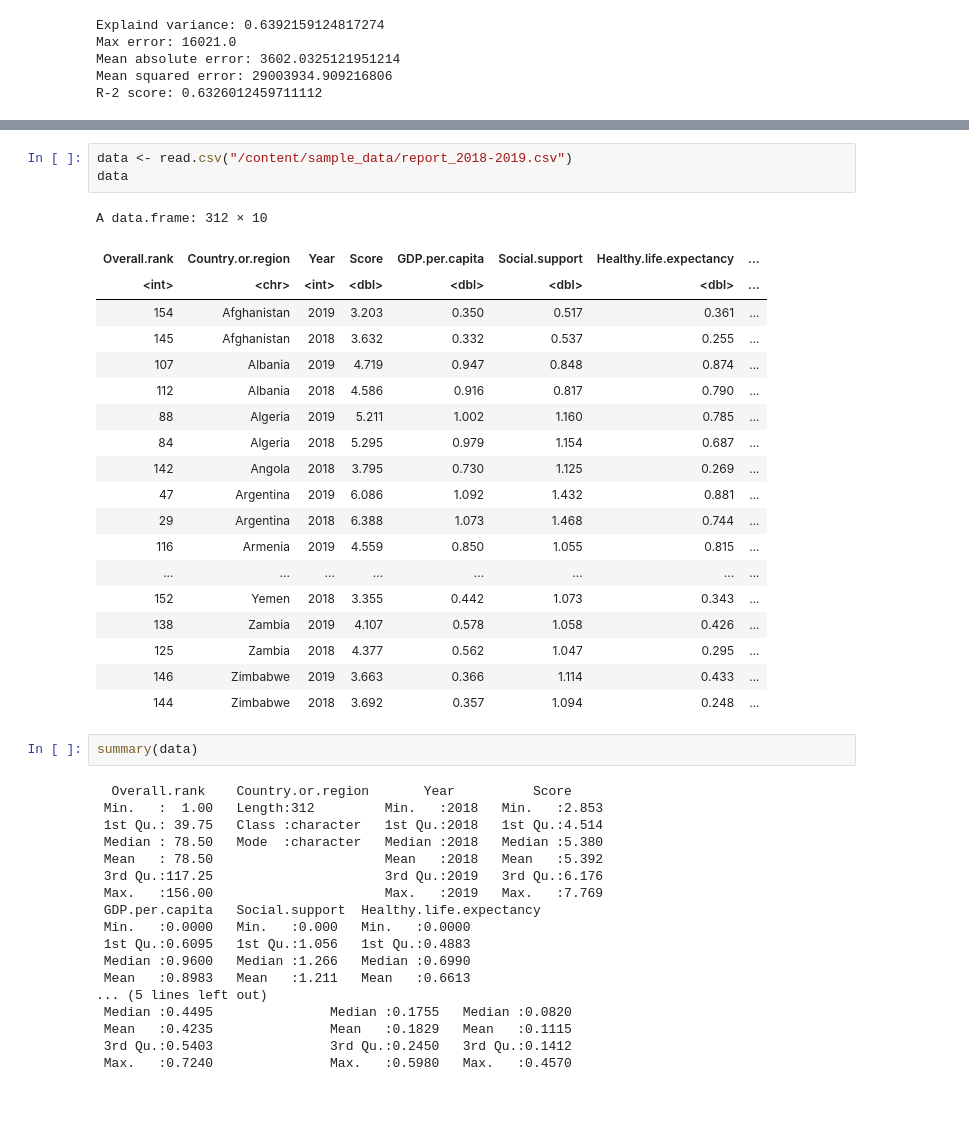
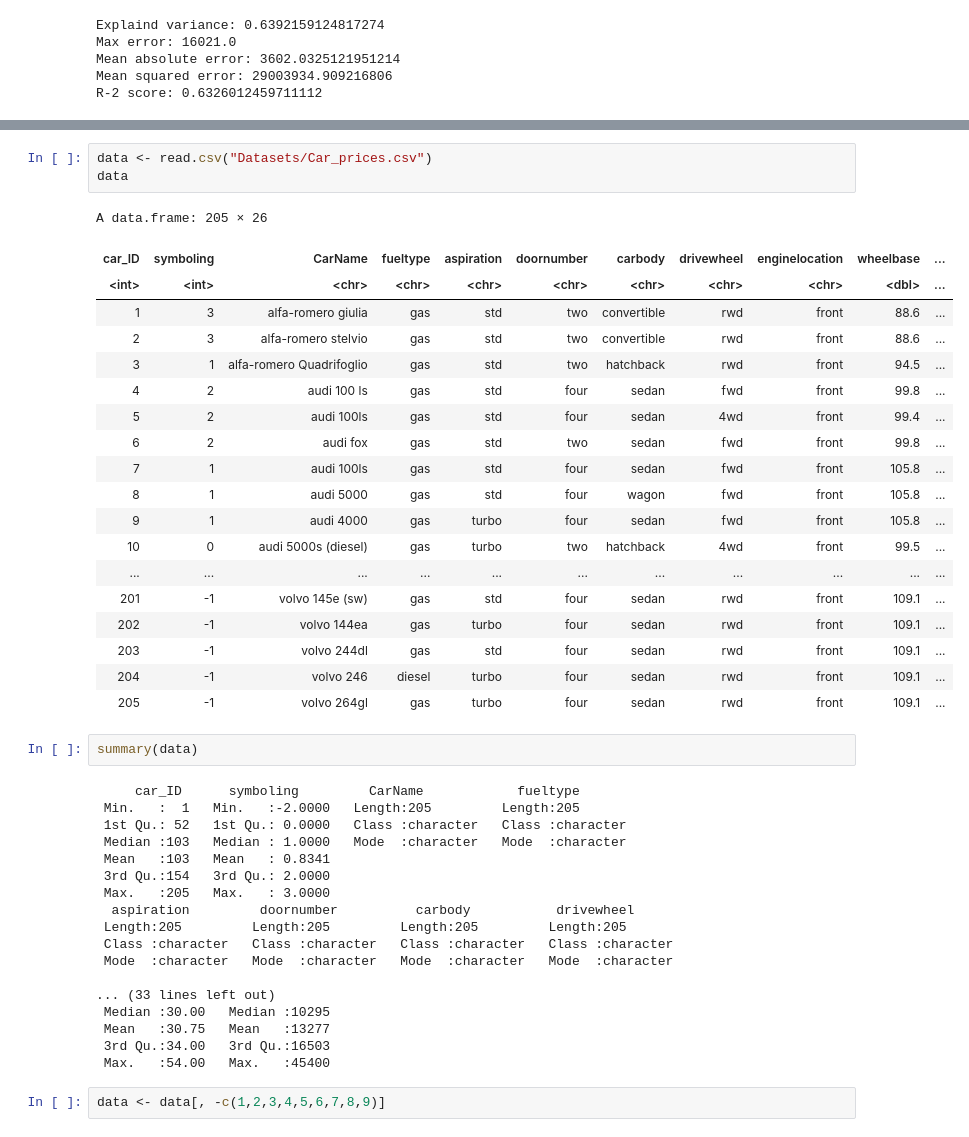
Before and after one commit to K-Atharva01/DAV_D11AD33, a Jupyter notebook: DAV Experiment 2.ipynb, the cells around one changed output, grey strips where cells are left out. Saved outputs shown, nothing was run; the diff lists cells and outputs as text; blank space fills up the shorter version.

```diff
--- a/DAV Experiment 2.ipynb
+++ b/DAV Experiment 2.ipynb
@@ -249,46 +282,48 @@ Registered S3 method overwritten by 'GGally':
   method from
   +.gg   ggplot2
 # %%
-data <- read.csv("/content/sample_data/report_2018-2019.csv")
+data <- read.csv("Datasets/Car_prices.csv")
 data
 # %% [output]
-A data.frame: 312 × 10
+A data.frame: 205 × 26
-| Overall.rank | Country.or.region | Year | Score | GDP.per.capita | Social.support | Healthy.life.expectancy | ... |
-| <int> | <chr> | <int> | <dbl> | <dbl> | <dbl> | <dbl> | ... |
-| 154 | Afghanistan | 2019 | 3.203 | 0.350 | 0.517 | 0.361 | ... |
-| 145 | Afghanistan | 2018 | 3.632 | 0.332 | 0.537 | 0.255 | ... |
-| 107 | Albania | 2019 | 4.719 | 0.947 | 0.848 | 0.874 | ... |
-| 112 | Albania | 2018 | 4.586 | 0.916 | 0.817 | 0.790 | ... |
-| 88 | Algeria | 2019 | 5.211 | 1.002 | 1.160 | 0.785 | ... |
-| 84 | Algeria | 2018 | 5.295 | 0.979 | 1.154 | 0.687 | ... |
-| 142 | Angola | 2018 | 3.795 | 0.730 | 1.125 | 0.269 | ... |
-| 47 | Argentina | 2019 | 6.086 | 1.092 | 1.432 | 0.881 | ... |
-| 29 | Argentina | 2018 | 6.388 | 1.073 | 1.468 | 0.744 | ... |
-| 116 | Armenia | 2019 | 4.559 | 0.850 | 1.055 | 0.815 | ... |
-| ... | ... | ... | ... | ... | ... | ... | ... |
-| 152 | Yemen | 2018 | 3.355 | 0.442 | 1.073 | 0.343 | ... |
-| 138 | Zambia | 2019 | 4.107 | 0.578 | 1.058 | 0.426 | ... |
-| 125 | Zambia | 2018 | 4.377 | 0.562 | 1.047 | 0.295 | ... |
-| 146 | Zimbabwe | 2019 | 3.663 | 0.366 | 1.114 | 0.433 | ... |
-| 144 | Zimbabwe | 2018 | 3.692 | 0.357 | 1.094 | 0.248 | ... |
+| car_ID | symboling | CarName | fueltype | aspiration | doornumber | carbody | drivewheel | enginelocation | wheelbase | ... |
+| <int> | <int> | <chr> | <chr> | <chr> | <chr> | <chr> | <chr> | <chr> | <dbl> | ... |
+| 1 | 3 | alfa-romero giulia | gas | std | two | convertible | rwd | front | 88.6 | ... |
+| 2 | 3 | alfa-romero stelvio | gas | std | two | convertible | rwd | front | 88.6 | ... |
+| 3 | 1 | alfa-romero Quadrifoglio | gas | std | two | hatchback | rwd | front | 94.5 | ... |
+| 4 | 2 | audi 100 ls | gas | std | four | sedan | fwd | front | 99.8 | ... |
+| 5 | 2 | audi 100ls | gas | std | four | sedan | 4wd | front | 99.4 | ... |
+| 6 | 2 | audi fox | gas | std | two | sedan | fwd | front | 99.8 | ... |
+| 7 | 1 | audi 100ls | gas | std | four | sedan | fwd | front | 105.8 | ... |
+| 8 | 1 | audi 5000 | gas | std | four | wagon | fwd | front | 105.8 | ... |
+| 9 | 1 | audi 4000 | gas | turbo | four | sedan | fwd | front | 105.8 | ... |
+| 10 | 0 | audi 5000s (diesel) | gas | turbo | two | hatchback | 4wd | front | 99.5 | ... |
+| ... | ... | ... | ... | ... | ... | ... | ... | ... | ... | ... |
+| 201 | -1 | volvo 145e (sw) | gas | std | four | sedan | rwd | front | 109.1 | ... |
+| 202 | -1 | volvo 144ea | gas | turbo | four | sedan | rwd | front | 109.1 | ... |
+| 203 | -1 | volvo 244dl | gas | std | four | sedan | rwd | front | 109.1 | ... |
+| 204 | -1 | volvo 246 | diesel | turbo | four | sedan | rwd | front | 109.1 | ... |
+| 205 | -1 | volvo 264gl | gas | turbo | four | sedan | rwd | front | 109.1 | ... |
 # %%
 summary(data)
 # %% [output]
-  Overall.rank    Country.or.region       Year          Score
- Min.   :  1.00   Length:312         Min.   :2018   Min.   :2.853
- 1st Qu.: 39.75   Class :character   1st Qu.:2018   1st Qu.:4.514
- Median : 78.50   Mode  :character   Median :2018   Median :5.380
- Mean   : 78.50                      Mean   :2018   Mean   :5.392
- 3rd Qu.:117.25                      3rd Qu.:2019   3rd Qu.:6.176
- Max.   :156.00                      Max.   :2019   Max.   :7.769
- GDP.per.capita   Social.support  Healthy.life.expectancy
- Min.   :0.0000   Min.   :0.000   Min.   :0.0000
- 1st Qu.:0.6095   1st Qu.:1.056   1st Qu.:0.4883
- Median :0.9600   Median :1.266   Median :0.6990
- Mean   :0.8983   Mean   :1.211   Mean   :0.6613
-... (5 lines left out)
- Median :0.4495               Median :0.1755   Median :0.0820
- Mean   :0.4235               Mean   :0.1829   Mean   :0.1115
- 3rd Qu.:0.5403               3rd Qu.:0.2450   3rd Qu.:0.1412
- Max.   :0.7240               Max.   :0.5980   Max.   :0.4570
+     car_ID      symboling         CarName            fueltype
+ Min.   :  1   Min.   :-2.0000   Length:205         Length:205
+ 1st Qu.: 52   1st Qu.: 0.0000   Class :character   Class :character
+ Median :103   Median : 1.0000   Mode  :character   Mode  :character
+ Mean   :103   Mean   : 0.8341
+ 3rd Qu.:154   3rd Qu.: 2.0000
+ Max.   :205   Max.   : 3.0000
+  aspiration         doornumber          carbody           drivewheel
+ Length:205         Length:205         Length:205         Length:205
+ Class :character   Class :character   Class :character   Class :character
+ Mode  :character   Mode  :character   Mode  :character   Mode  :character
+
+... (33 lines left out)
+ Median :30.00   Median :10295
+ Mean   :30.75   Mean   :13277
+ 3rd Qu.:34.00   3rd Qu.:16503
+ Max.   :54.00   Max.   :45400
+# %%
+data <- data[, -c(1,2,3,4,5,6,7,8,9)]
 # %%
```
Also changed, not shown: parts of 4 cells of this notebook.
